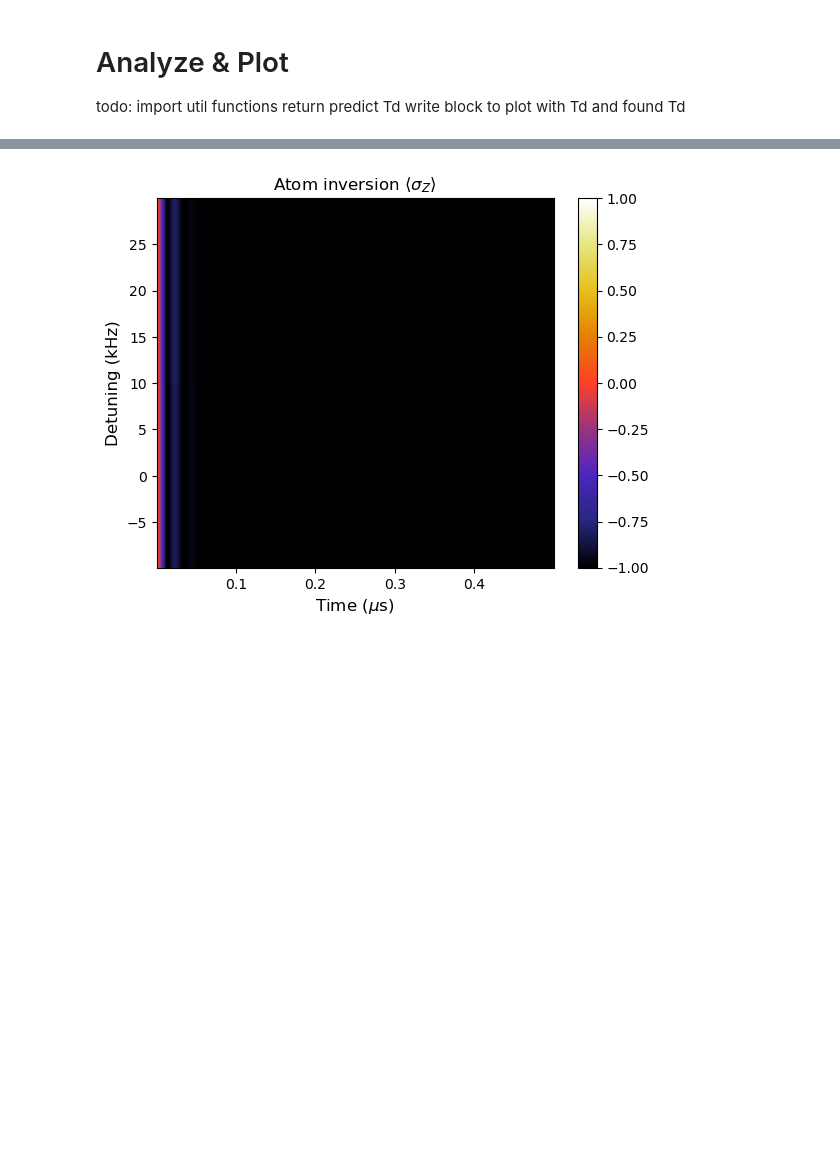
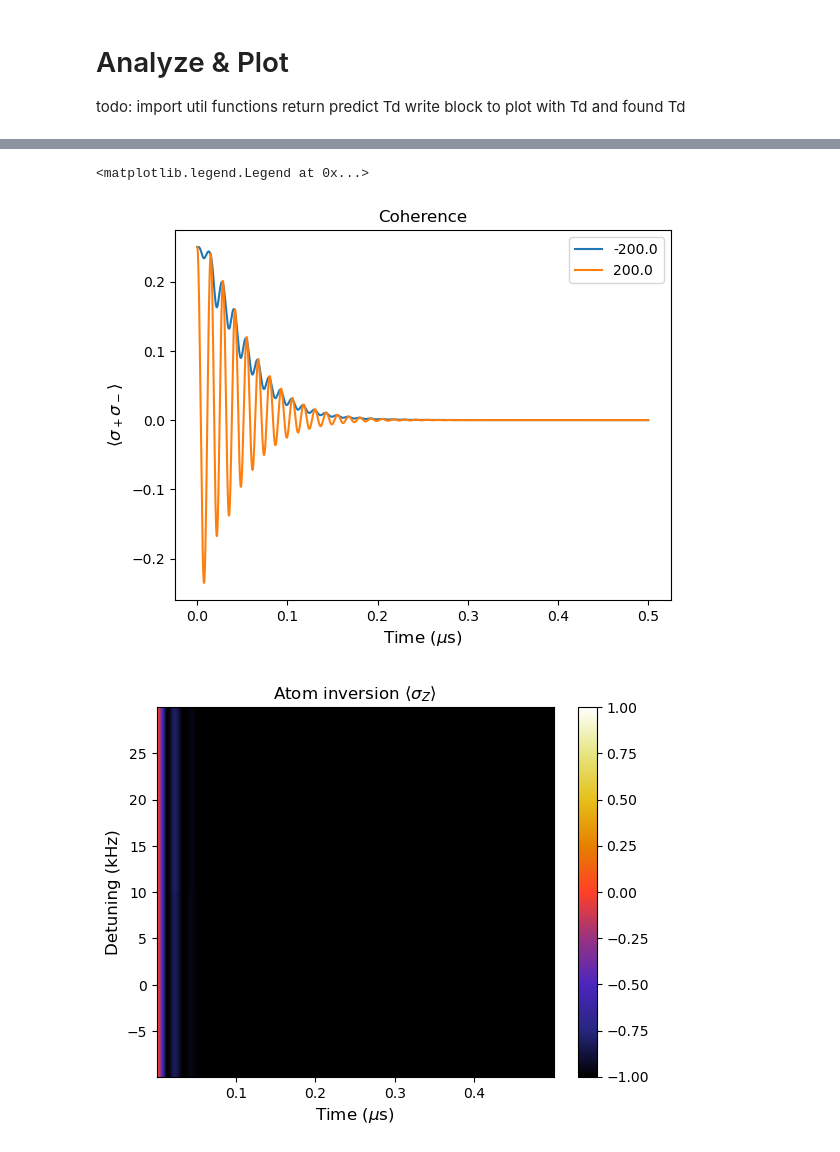
Before and after one commit to VodkaSin/Cuda_C_spin_sync, a Jupyter notebook: CUDA_code/cuda_run.ipynb, the cells around one changed output, grey strips where cells are left out. Drawn from its saved outputs; the diff is of its cells as text; code cells hidden in the pictures; blank space fills up the shorter version.

```diff
--- a/CUDA_code/cuda_run.ipynb
+++ b/CUDA_code/cuda_run.ipynb
@@ -143,3 +179,12 @@ Text(0, 0.5, '$\\langle a^\\dagger a\\rangle$')
+# %%
+plt.plot(results[1][0], results[1][2], label=detunings[1])
+plt.title("Coherence", fontsize=12)
+plt.xlabel(r"Time ($\mu$s)", fontsize=12)
+plt.ylabel(r"$\langle \sigma_+\sigma_- \rangle$", fontsize=12)
+plt.legend()
+# %% [output]
+<matplotlib.legend.Legend at 0x...>
+[figure, added]
 # %%
 utils.plot_heat(results[0],detuning_values_1d[:20], np.rot90(results[1]), -1.0,1.0,
                 "Atom inversion $\langle\sigma_Z\\rangle$", "Time ($\mu$s)", "Detuning (kHz)")
```
Also changed, not shown: parts of 4 cells of this notebook, 1 other file.
